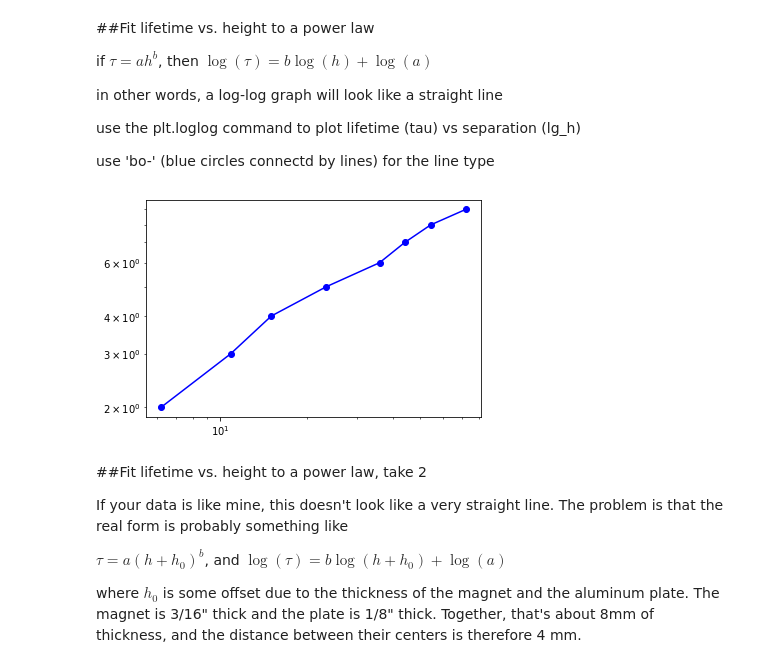
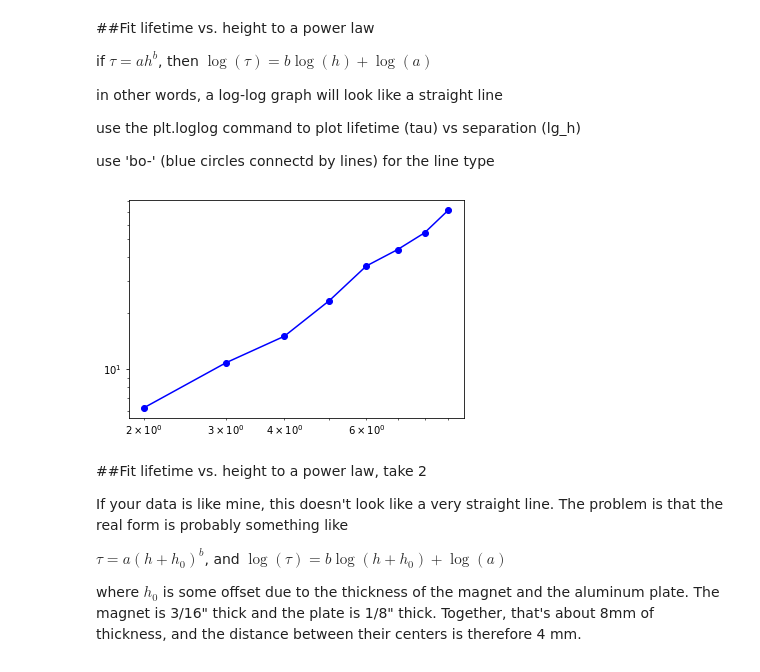
Before and after one commit to NYUExperimentalPhysics1-2021/labanalysis2-Hanananah, a Jupyter notebook: LabAnalysis2_Hannah.ipynb, the cells around one changed output. Drawn from its saved outputs; the diff is of its cells as text; code cells hidden in the pictures.

```diff
--- a/LabAnalysis2_Hannah.ipynb
+++ b/LabAnalysis2_Hannah.ipynb
@@ -388,9 +394,9 @@ use the plt.loglog command to plot lifetime (tau) vs separation (lg_h)
 use 'bo-' (blue circles connectd by lines) for the line type
 # %%
 #CODE 19: log-log plot of lifetime vs. separation
-plt.loglog(lg_tau, lg_h, 'bo-');
+plt.loglog(lg_h, lg_tau, 'bo-');
 # %% [output]
-[figure, old version]
+[figure, new version]
 # %% [markdown]
 ##Fit lifetime vs. height to a power law, take 2
 
```
Also changed, not shown: parts of 8 cells of this notebook.
